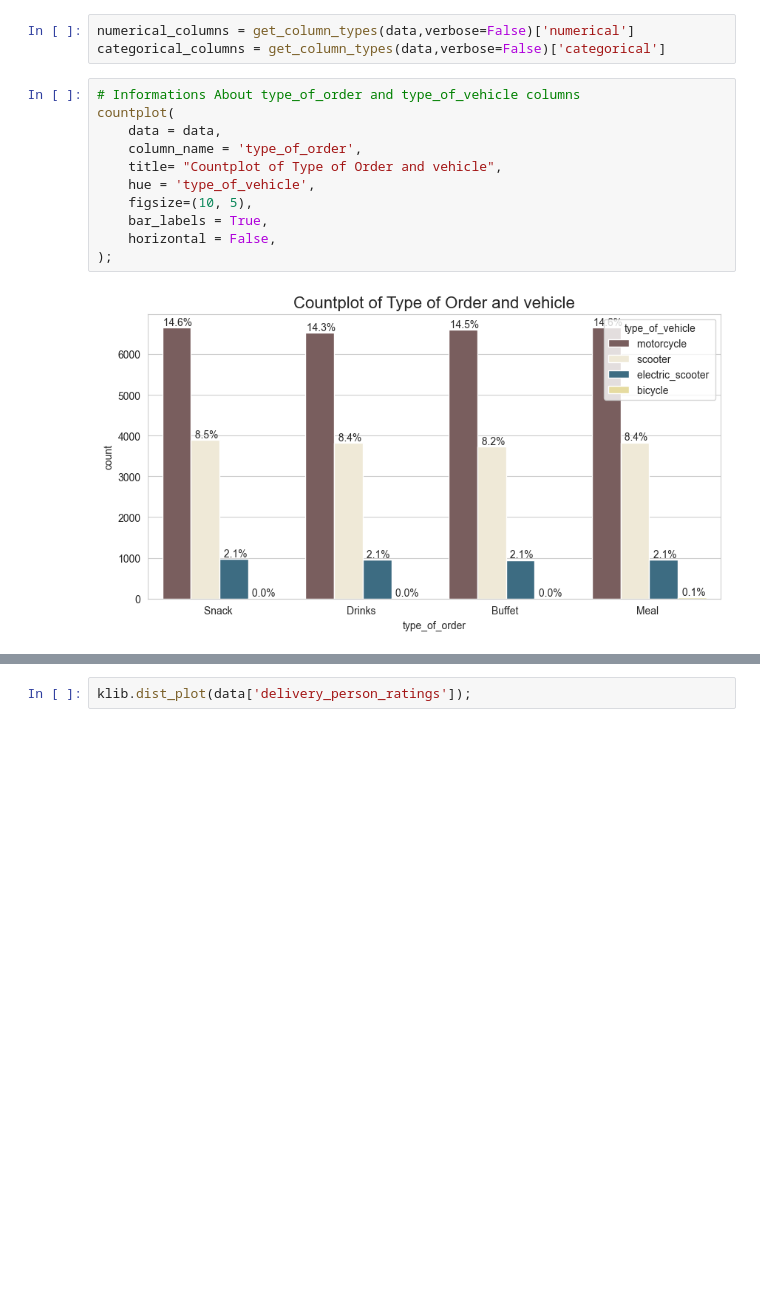
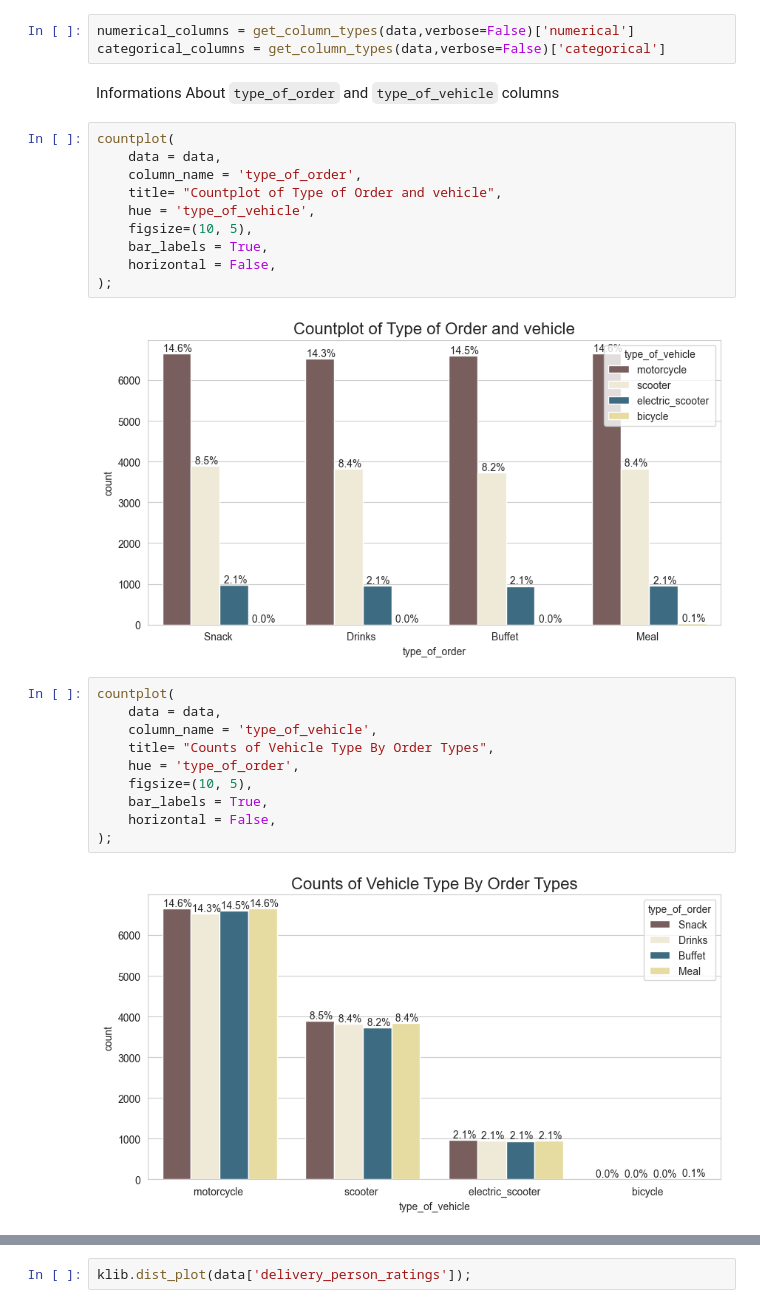
Before and after one commit to MrRezamo/Food_Delivery_Time_Prediction, a Jupyter notebook: Project/Main_Project.ipynb, the cells around one changed output, grey strips where cells are left out. Saved outputs shown, nothing was run; the diff lists cells and outputs as text; blank space fills up the shorter version.

```diff
--- a/Project/Main_Project.ipynb
+++ b/Project/Main_Project.ipynb
@@ -135,8 +139,9 @@ Categorical columns are: ['id', 'delivery_person_id', 'type_of_order', 'type_of_
 # %%
 numerical_columns = get_column_types(data,verbose=False)['numerical']
 categorical_columns = get_column_types(data,verbose=False)['categorical']
+# %% [markdown]
+Informations About `type_of_order` and `type_of_vehicle` columns
 # %%
-# Informations About type_of_order and type_of_vehicle columns
 countplot(
     data = data,
     column_name = 'type_of_order',
@@ -148,3 +153,15 @@ countplot(
 );
 # %% [output]
 [figure]
+# %%
+countplot(
+    data = data,
+    column_name = 'type_of_vehicle',
+    title= "Counts of Vehicle Type By Order Types",
+    hue = 'type_of_order',
+    figsize=(10, 5),
+    bar_labels = True,
+    horizontal = False,
+);
+# %% [output]
+[figure, added]
```
Also changed, not shown: parts of 41 cells of this notebook.
